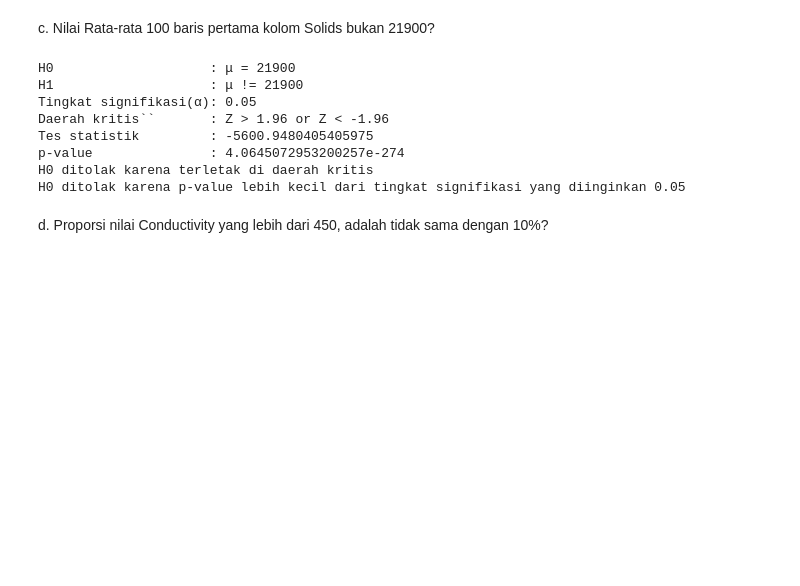
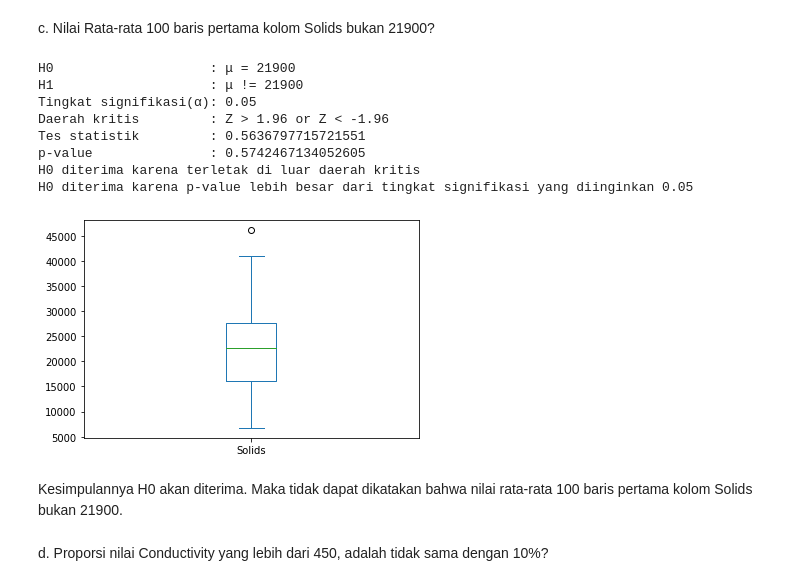
Before and after one commit to jakartasipirok/Tugas-Besar-IF2220-2021-2022, a Jupyter notebook: main.ipynb, the cells around one changed output. Saved outputs shown, nothing was run; the diff lists cells and outputs as text; code cells hidden in the pictures; blank space fills up the shorter version.

```diff
--- a/main.ipynb
+++ b/main.ipynb
@@ -248,21 +260,26 @@ c. Nilai Rata-rata 100 baris pertama kolom Solids bukan 21900?
 # %%
 print("H0                    : μ = 21900")
 print("H1                    : μ != 21900")
 alpha = 0.05
 print("Tingkat signifikasi(α):", alpha)
 Z = 1.96
-print("Daerah kritis``       : Z > " +str(Z)+ " or Z < -" +str(Z))
+print("Daerah kritis         : Z > " +str(Z)+ " or Z < -" +str(Z))
 df_100 = df.head(100)
-uji_statistik_2(df_100["Hardness"], 21900, "two-sided", alpha, Z)
+uji_statistik_2(df_100["Solids"], 21900, "two-sided", alpha, Z)
+df_100["Solids"].plot(kind="box")
+plt.show()
 # %% [output]
 H0                    : μ = 21900
 H1                    : μ != 21900
 Tingkat signifikasi(α): 0.05
-Daerah kritis``       : Z > 1.96 or Z < -1.96
-Tes statistik         : -5600.9480405405975
-p-value               : 4.0645072953200257e-274
-H0 ditolak karena terletak di daerah kritis
-H0 ditolak karena p-value lebih kecil dari tingkat signifikasi yang diinginkan 0.05
+Daerah kritis         : Z > 1.96 or Z < -1.96
+Tes statistik         : 0.5636797715721551
+p-value               : 0.5742467134052605
+H0 diterima karena terletak di luar daerah kritis
+H0 diterima karena p-value lebih besar dari tingkat signifikasi yang diinginkan 0.05
+[figure, added]
+# %% [markdown]
+Kesimpulannya H0 akan diterima. Maka tidak dapat dikatakan bahwa nilai rata-rata 100 baris pertama kolom Solids bukan 21900.
 # %% [markdown]
 d. Proporsi nilai Conductivity yang lebih dari 450, adalah tidak sama dengan
 10%?
```
Also changed, not shown: parts of 12 cells of this notebook.
